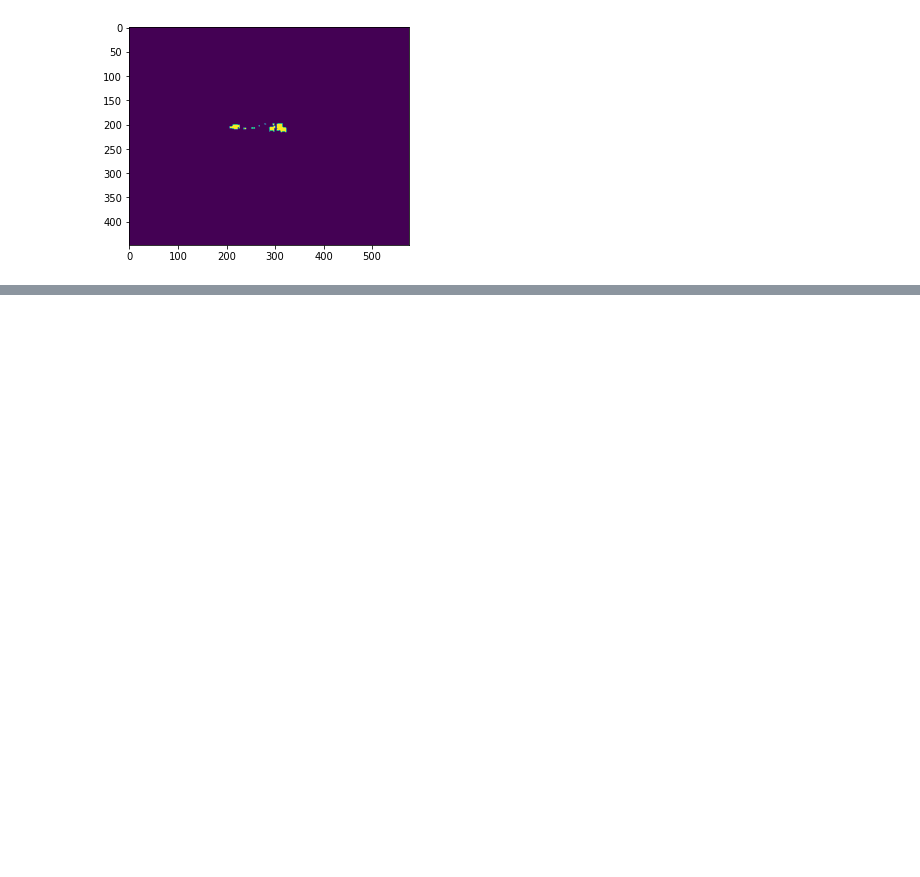
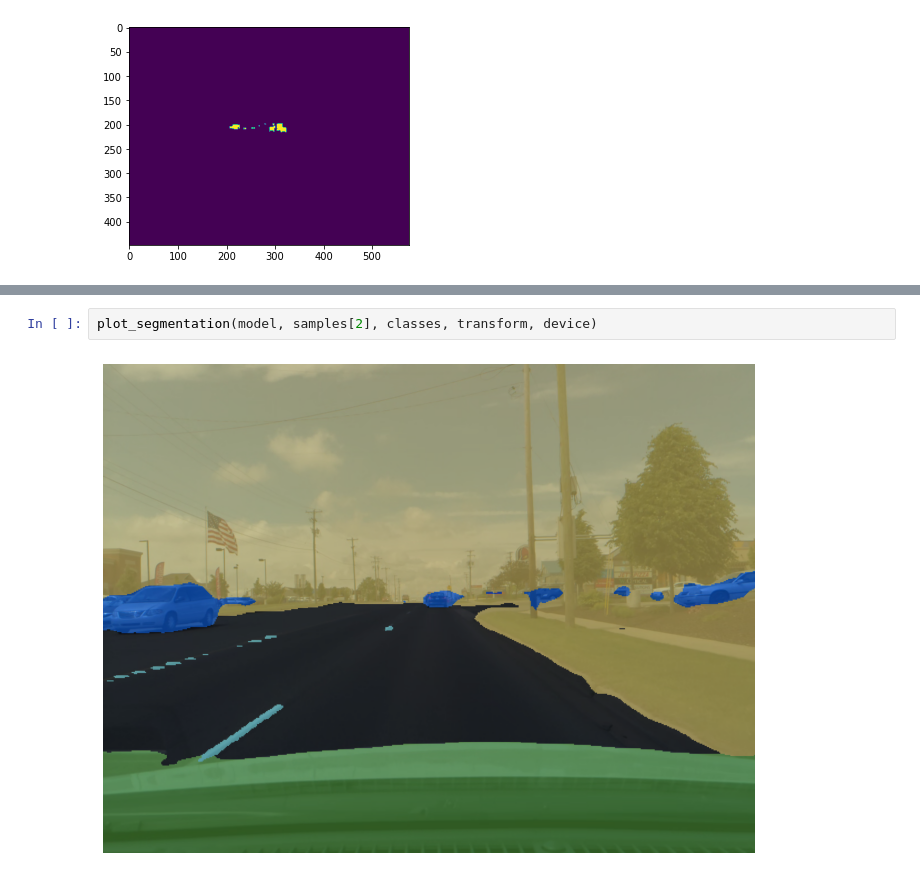
Before and after one commit to johanngerberding/comma10k-segmentation-pytorch, a Jupyter notebook: visualize.ipynb, the cells around one changed output, grey strips where cells are left out. Saved outputs shown, nothing was run; the diff lists cells and outputs as text; blank space fills up the shorter version.

```diff
--- a/visualize.ipynb
+++ b/visualize.ipynb
@@ -61,0 +212,4 @@ plt.imshow(mask[4])
+# %%
+plot_segmentation(model, samples[2], classes, transform, device)
+# %% [output]
+[figure, added]
```
Also changed, not shown: parts of 27 cells of this notebook, 3 other files.
